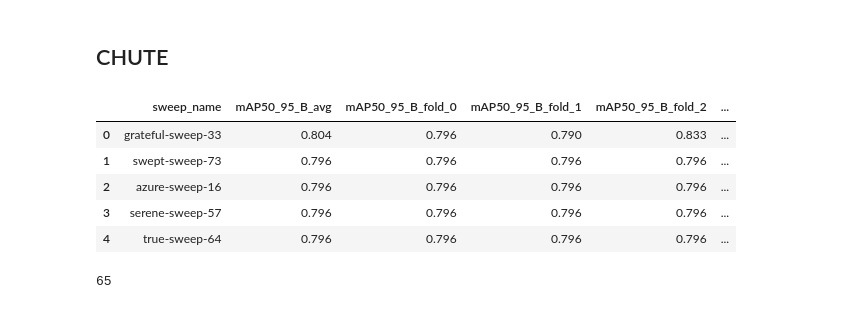
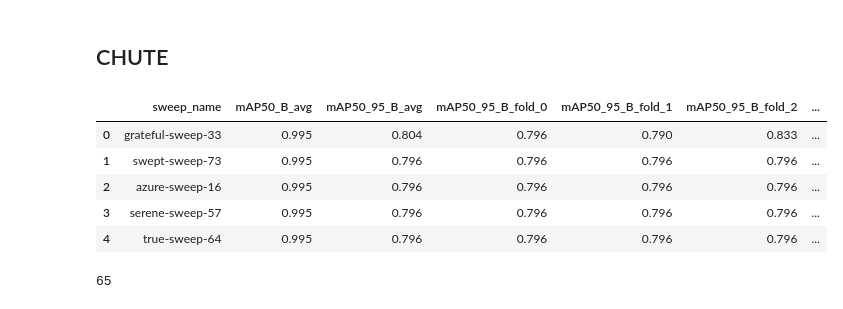
Before and after one commit to rreezN/strawml, a Jupyter notebook: strawml/data/wandbdata.ipynb, the cells around one changed output. Saved outputs shown, nothing was run; the diff lists cells and outputs as text; code cells hidden in the pictures.

```diff
--- a/strawml/data/wandbdata.ipynb
+++ b/strawml/data/wandbdata.ipynb
@@ -104,7 +104,7 @@ df = df[df['fold_number'].notnull()]
 # sort the dataframes by sweep_name and sweep_number
 df = df.sort_values(by=['sweep_name', 'fold_number']).reset_index(drop=True)
 
-metrics = ['test/mAP50-95(B)', 'metrics/mAP50(B)', 'metrics/mAP50-95(B)', "_runtime"]
+metrics = ['test/mAP50-95(B)', 'test/mAP50(B)', 'metrics/mAP50(B)', 'metrics/mAP50-95(B)', "_runtime"]
 # for each row we retrieve the summary, make it into a dictionary, and then extract the metrics
 for metric in metrics:
     df[metric] = df['summary'].apply(
@@ -148,35 +148,39 @@ Number of duplicates in straw_sweep: 0
 # %%
 # create a new dataframe that for each sweep_name has the average of the metrics across the 5 folds together with a std
 chute_sweep_avg = chute_sweep.groupby('sweep_name').agg(
-    # mAP50_B_avg=('metrics/mAP50(B)', 'mean'),
+    mAP50_B_avg=('test/mAP50(B)', 'mean'),
     # mAP50_B_std=('metrics/mAP50(B)', 'std'),
     # mAP50_B_max=('metrics/mAP50(B)', 'max'),
     # mAP50_B_min=('metrics/mAP50(B)', 'min'),
     mAP50_95_B_avg=('test/mAP50-95(B)', 'mean'),
     # mAP50_95_B_std=('metrics/mAP50-95(B)', 'std'),
     # mAP50_95_B_min=('metrics/mAP50-95(B)', 'min'),
     # mAP50_95_B_max=('metrics/mAP50-95(B)', 'max'),
 ).reset_index()
 
 # to each row add the metric for each fold as a column
 for i in range(4):
     chute_sweep_avg[f'mAP50_95_B_fold_{i}'] = chute_sweep_avg['sweep_name'].apply(
         lambda x: chute_sweep[(chute_sweep['sweep_name'] == x) & (chute_sweep['fold_number'] == str(i))]['test/mAP50-95(B)'].values[0]
     )
+for i in range(4):
+    chute_sweep_avg[f'mAP50_B_fold_{i}'] = chute_sweep_avg['sweep_name'].apply(
+        lambda x: chute_sweep[(chute_sweep['sweep_name'] == x) & (chute_sweep['fold_number'] == str(i))]['test/mAP50(B)'].values[0]
+    )
 
 
 # now we sort the new dataframe by the average of the mAP50-95(B) metric in descending order
 chute_sweep_avg = chute_sweep_avg.sort_values(by='mAP50_95_B_avg', ascending=False).reset_index(drop=True)
 # round the values to 3 decimal places
 chute_sweep_avg = chute_sweep_avg.round(3)
 chute_sweep_avg.head(5)
 # %% [output]
-|  | sweep_name | mAP50_95_B_avg | mAP50_95_B_fold_0 | mAP50_95_B_fold_1 | mAP50_95_B_fold_2 | ... |
-| 0 | grateful-sweep-33 | 0.804 | 0.796 | 0.790 | 0.833 | ... |
-| 1 | swept-sweep-73 | 0.796 | 0.796 | 0.796 | 0.796 | ... |
-| 2 | azure-sweep-16 | 0.796 | 0.796 | 0.796 | 0.796 | ... |
-| 3 | serene-sweep-57 | 0.796 | 0.796 | 0.796 | 0.796 | ... |
-| 4 | true-sweep-64 | 0.796 | 0.796 | 0.796 | 0.796 | ... |
+|  | sweep_name | mAP50_B_avg | mAP50_95_B_avg | mAP50_95_B_fold_0 | mAP50_95_B_fold_1 | mAP50_95_B_fold_2 | ... |
+| 0 | grateful-sweep-33 | 0.995 | 0.804 | 0.796 | 0.790 | 0.833 | ... |
+| 1 | swept-sweep-73 | 0.995 | 0.796 | 0.796 | 0.796 | 0.796 | ... |
+| 2 | azure-sweep-16 | 0.995 | 0.796 | 0.796 | 0.796 | 0.796 | ... |
+| 3 | serene-sweep-57 | 0.995 | 0.796 | 0.796 | 0.796 | 0.796 | ... |
+| 4 | true-sweep-64 | 0.995 | 0.796 | 0.796 | 0.796 | 0.796 | ... |
 # %%
 len(chute_sweep_avg)
 # %% [output]
```
Also changed, not shown: parts of 4 cells of this notebook, 1 other file.
